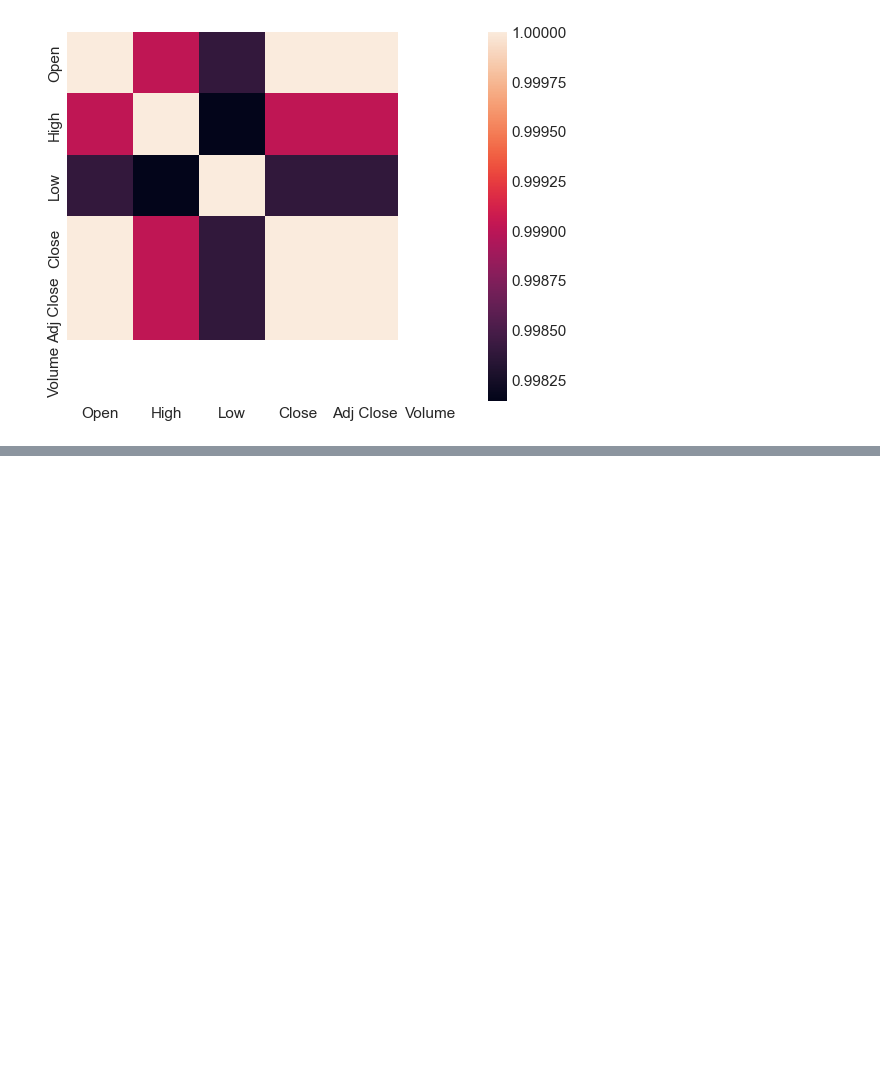
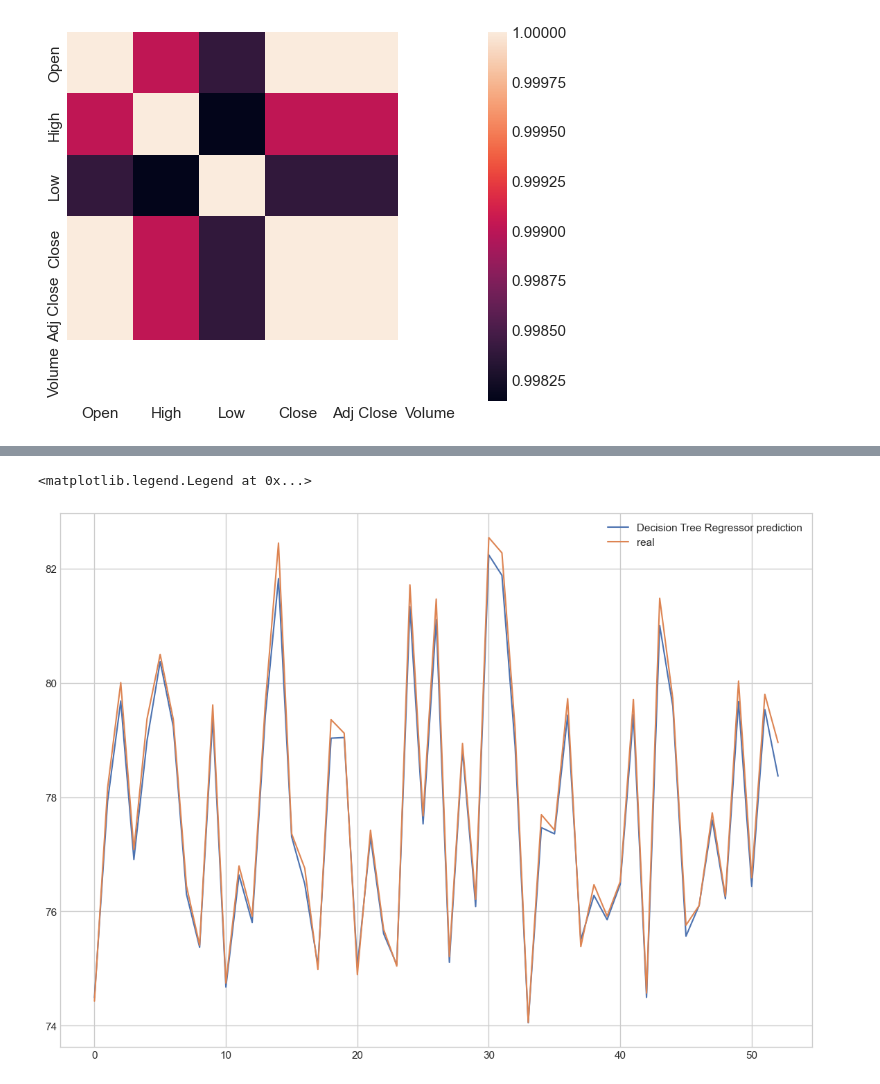
Before and after one commit to atharv14/Currency-Predictor, a Jupyter notebook: usd-inr.ipynb, the cells around one changed output, grey strips where cells are left out. Saved outputs shown, nothing was run; the diff lists cells and outputs as text; code cells hidden in the pictures; blank space fills up the shorter version.

```diff
--- a/usd-inr.ipynb
+++ b/usd-inr.ipynb
@@ -186,0 +174,8 @@ print(INR_pred_data.head())
+# %%
+plt.figure(figsize=(14, 10))
+plt.plot(pred3, label = "Decision Tree Regressor prediction")
+plt.plot(ytest, label = "real")
+plt.legend()
+# %% [output]
+<matplotlib.legend.Legend at 0x...>
+[figure, added]
```
Also changed, not shown: parts of 8 cells of this notebook.
